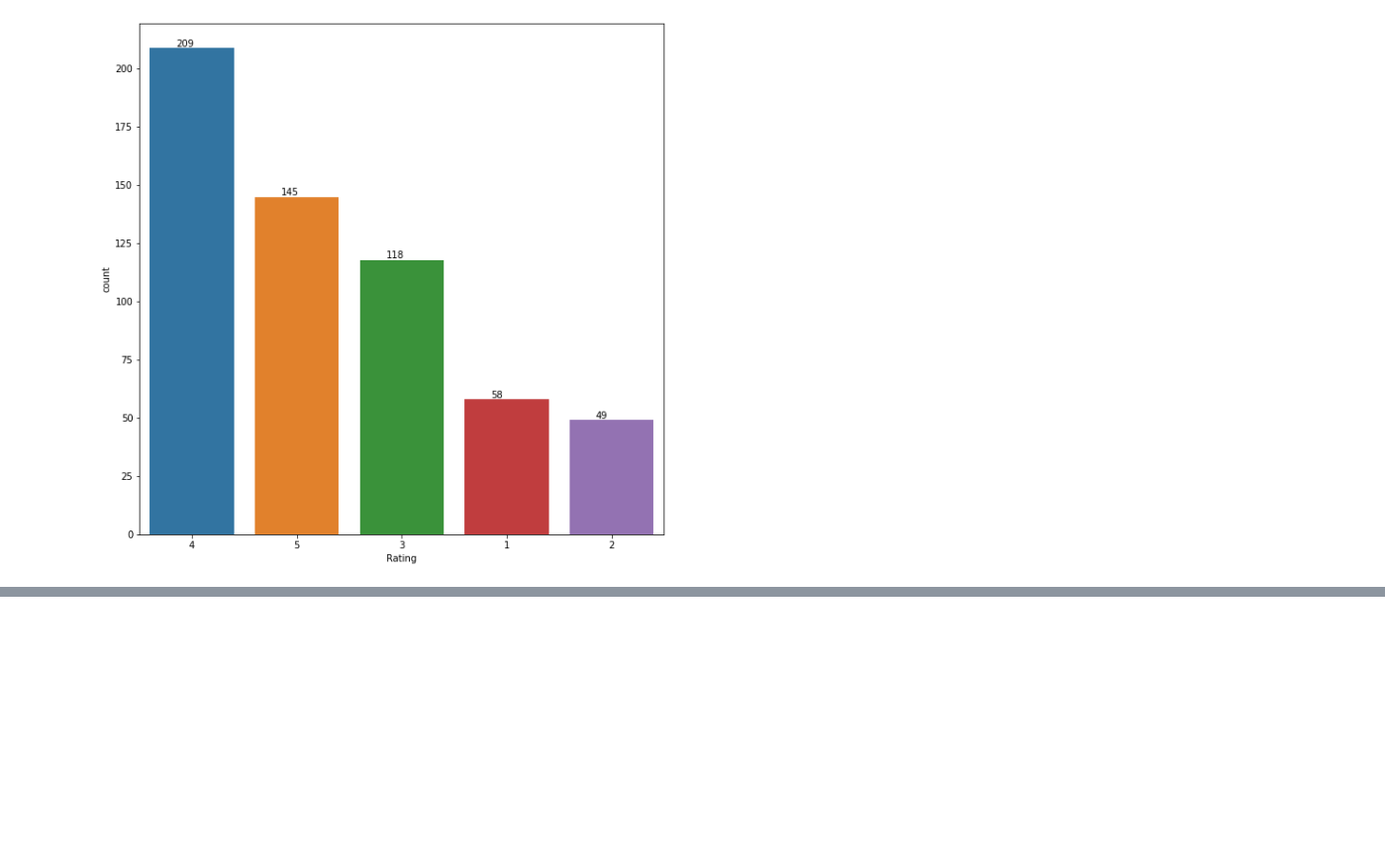
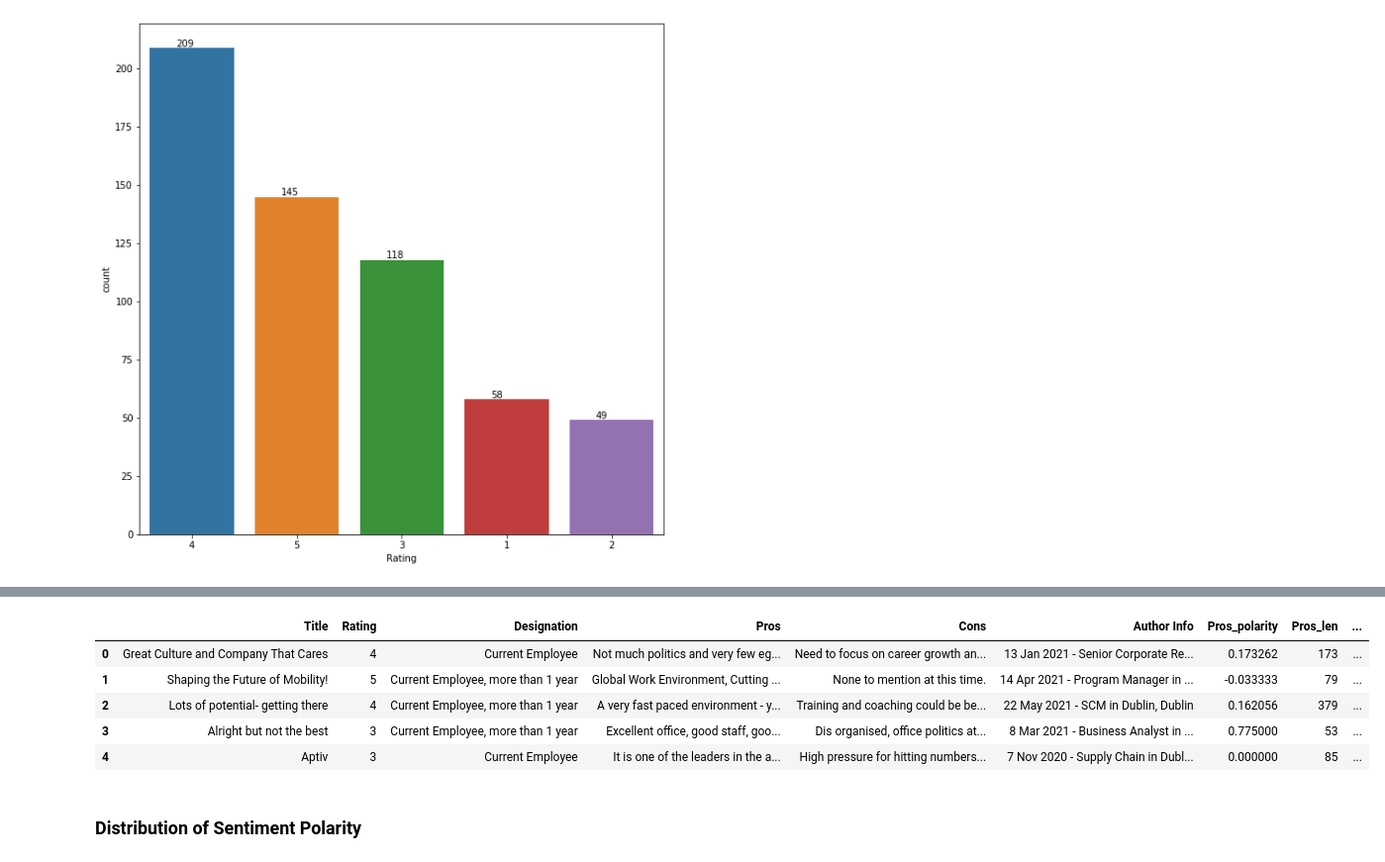
Before and after one commit to hassant727/Glassdoor_Scraper, a Jupyter notebook: Glassdoor_Scraper/EDA_Python.ipynb, the cells around one changed output, grey strips where cells are left out. Shown at 99% size. Drawn from its saved outputs; the diff is of its cells as text; code cells hidden in the pictures; blank space fills up the shorter version.

```diff
--- a/Glassdoor_Scraper/EDA_Python.ipynb
+++ b/Glassdoor_Scraper/EDA_Python.ipynb
@@ -100,0 +126,30 @@ Rectangle(xy=(3.6, 0), width=0.8, height=49, angle=0)
+# %%
+# What is the sentiment polarity for a particular text
+df['Cons_polarity'] = df['Cons'].apply(lambda x: TextBlob(x).sentiment.polarity)
+
+# Review length - How many characters are there
+df['Cons_len'] = df['Cons'].apply(lambda x: len(x))
+
+# Total number of words in the review
+df['Cons_Word_count'] = df['Cons'].apply(lambda x: len(x.split()))
+# %%
+# Calculate the aarege word length
+def get_avg_word_length(x):
+    words = x.split()
+    word_len = 0
+    for word in words:
+        word_len = word_len + len(word)
+    return word_len/len(words)
+# %%
+df['Cons_avg_words_len'] = df['Pros'].apply(lambda x: get_avg_word_length(x))
+# %%
+df.head()
+# %% [output]
+|  | Title | Rating | Designation | Pros | Cons | Author Info | Pros_polarity | Pros_len | ... |
+| 0 | Great Culture and Company That Cares | 4 | Current Employee | Not much politics and very few eg... | Need to focus on career growth an... | 13 Jan 2021 - Senior Corporate Re... | 0.173262 | 173 | ... |
+| 1 | Shaping the Future of Mobility! | 5 | Current Employee, more than 1 year | Global Work Environment, Cutting ... | None to mention at this time. | 14 Apr 2021 - Program Manager in ... | -0.033333 | 79 | ... |
+| 2 | Lots of potential- getting there | 4 | Current Employee, more than 1 year | A very fast paced environment - y... | Training and coaching could be be... | 22 May 2021 - SCM in Dublin, Dublin | 0.162056 | 379 | ... |
+| 3 | Alright but not the best | 3 | Current Employee, more than 1 year | Excellent office, good staff, goo... | Dis organised, office politics at... | 8 Mar 2021 - Business Analyst in ... | 0.775000 | 53 | ... |
+| 4 | Aptiv | 3 | Current Employee | It is one of the leaders in the a... | High pressure for hitting numbers... | 7 Nov 2020 - Supply Chain in Dubl... | 0.000000 | 85 | ... |
+# %% [markdown]
+### Distribution of Sentiment Polarity
```
Also changed, not shown: parts of 15 cells of this notebook.
